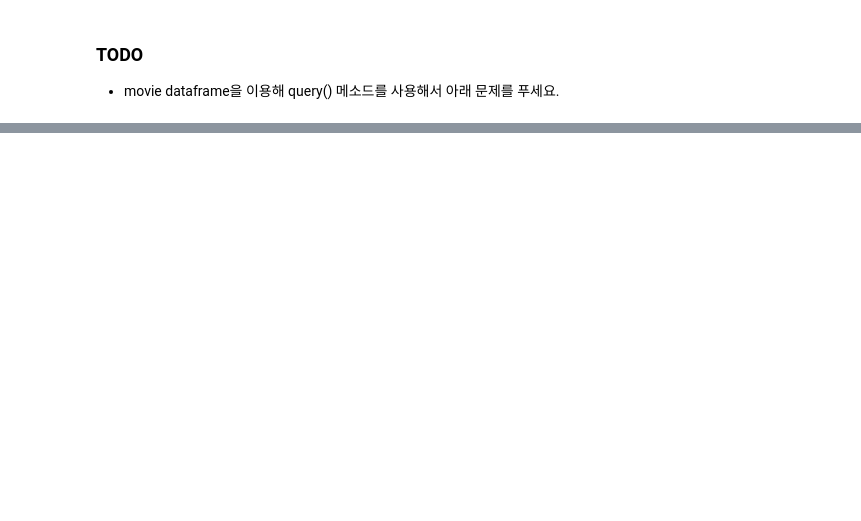
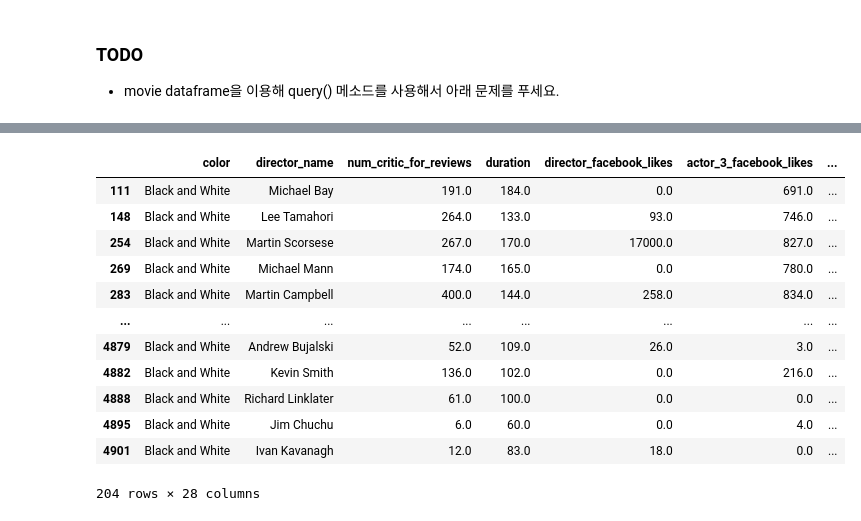
Before and after one commit to silentkit12/SKN21, a Jupyter notebook: 04_pandas를 이용한 정형데이터 다루기/02_Pandas_DataFrame.ipynb, the cells around one changed output, grey strips where cells are left out. Cells and saved outputs as stored; diff of their text form; code cells hidden in the pictures; blank space fills up the shorter version.

```diff
--- a/04_pandas를 이용한 정형데이터 다루기/02_Pandas_DataFrame.ipynb
+++ b/04_pandas를 이용한 정형데이터 다루기/02_Pandas_DataFrame.ipynb
@@ -1715,0 +1991,19 @@ df.query(f"name == '{name}'")
+# %%
+# 3. 컬러영화가 아닌 영화 조회
+# movie.query("color not in ['Color']" )
+# movie.query("color != 'Color'" )
+movie.query("color.notnull() and color not in 'Color'")
+# %% [output]
+|  | color | director_name | num_critic_for_reviews | duration | director_facebook_likes | actor_3_facebook_likes | ... |
+| 111 | Black and White | Michael Bay | 191.0 | 184.0 | 0.0 | 691.0 | ... |
+| 148 | Black and White | Lee Tamahori | 264.0 | 133.0 | 93.0 | 746.0 | ... |
+| 254 | Black and White | Martin Scorsese | 267.0 | 170.0 | 17000.0 | 827.0 | ... |
+| 269 | Black and White | Michael Mann | 174.0 | 165.0 | 0.0 | 780.0 | ... |
+| 283 | Black and White | Martin Campbell | 400.0 | 144.0 | 258.0 | 834.0 | ... |
+| ... | ... | ... | ... | ... | ... | ... | ... |
+| 4879 | Black and White | Andrew Bujalski | 52.0 | 109.0 | 26.0 | 3.0 | ... |
+| 4882 | Black and White | Kevin Smith | 136.0 | 102.0 | 0.0 | 216.0 | ... |
+| 4888 | Black and White | Richard Linklater | 61.0 | 100.0 | 0.0 | 0.0 | ... |
+| 4895 | Black and White | Jim Chuchu | 6.0 | 60.0 | 0.0 | 4.0 | ... |
+| 4901 | Black and White | Ivan Kavanagh | 12.0 | 83.0 | 18.0 | 0.0 | ... |
+204 rows × 28 columns
```
Also changed, not shown: parts of 43 cells of this notebook, 1 other file.
